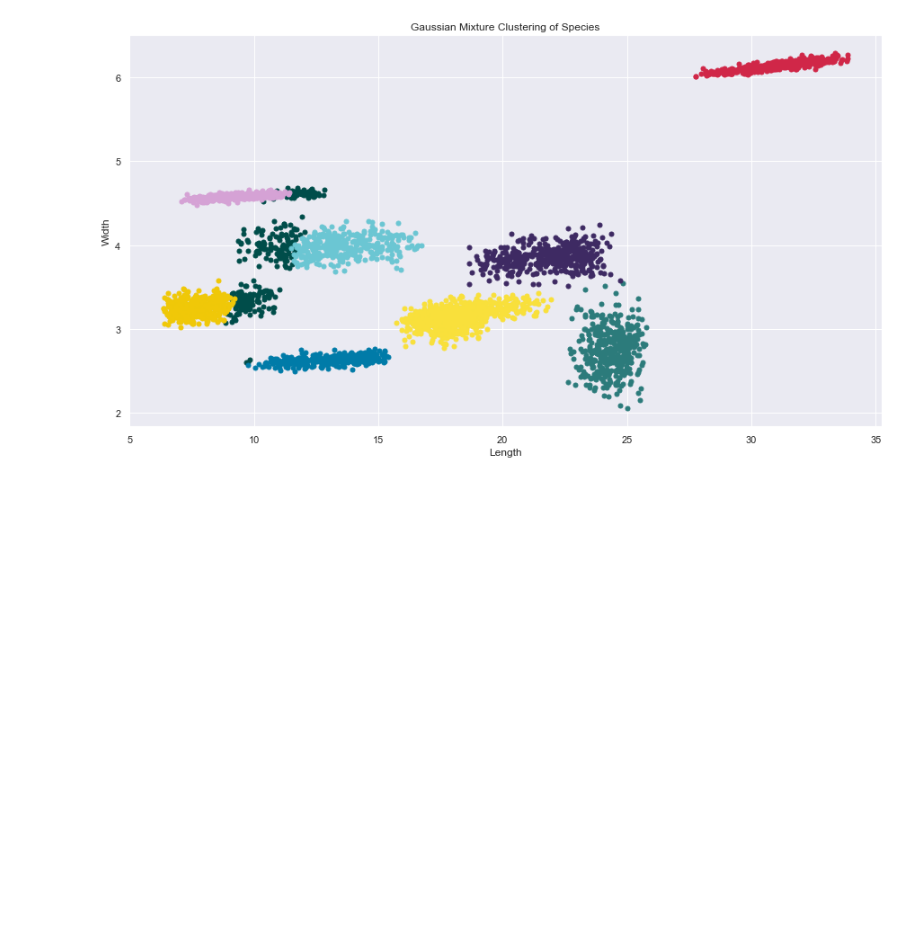
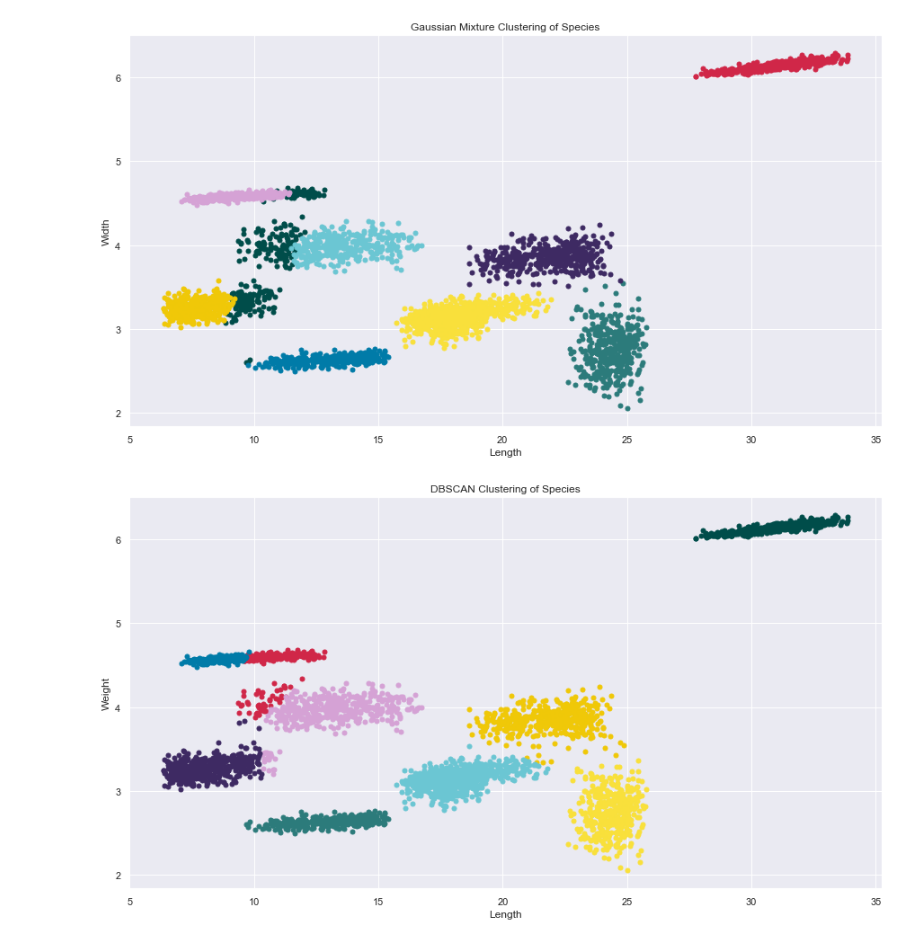
Before and after one commit to shrutikaren/fish_clustering_visualization, a Jupyter notebook: code.ipynb, the cells around one changed output. Drawn from its saved outputs; the diff is of its cells as text; code cells hidden in the pictures; blank space fills up the shorter version.

Commit message:
finished the visualization for dbscan and for the true clustering parts of the species

```diff
--- a/code.ipynb
+++ b/code.ipynb
@@ -189,3 +189,17 @@ plt.ylabel("Width")
 plt.show()
 # %% [output]
 [figure]
+# %%
+dbscan = DBSCAN(eps=0.03, min_samples=5)
+y_dbscan = dbscan.fit_predict(X_scaled)
+
+plt.figure(figsize=(15,8))
+for i in range(9):
+    plt.scatter(X_transformed[y_kmeans==i, 0], X_transformed[y_kmeans==i,1],s=25)
+
+plt.xlabel("Length")
+plt.ylabel("Weight")
+plt.title("DBSCAN Clustering of Species")
+plt.show()
+# %% [output]
+[figure, added]
```
Also changed, not shown: parts of 1 cell of this notebook.
